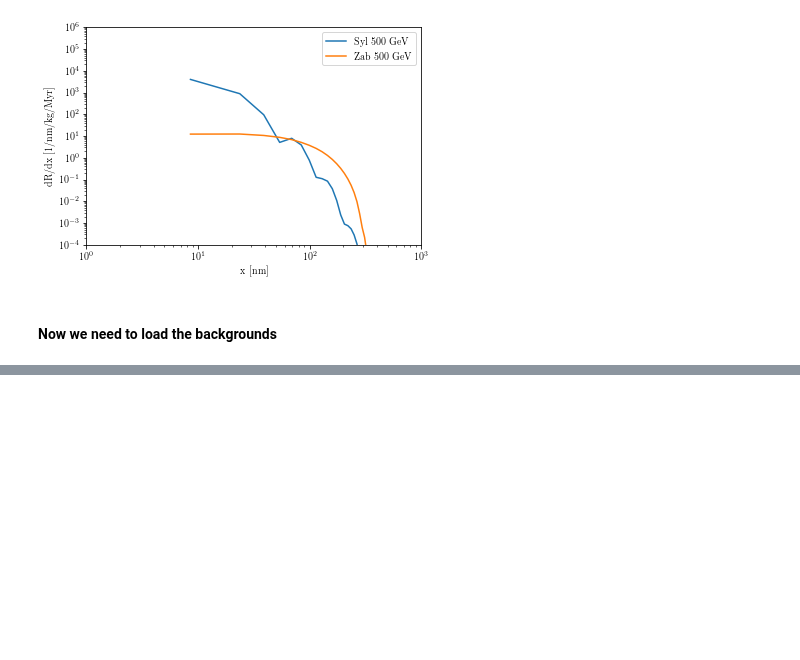
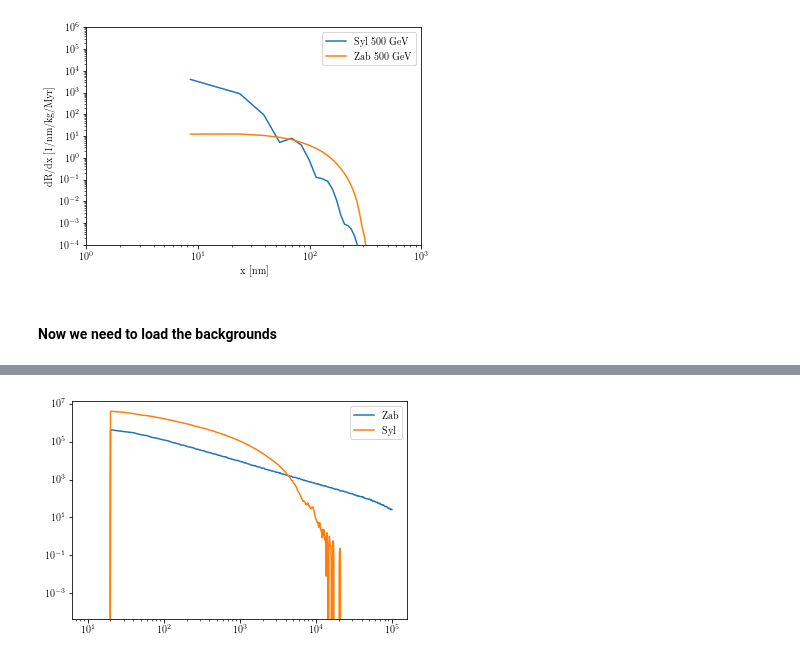
Before and after one commit to tedwards2412/paleo_detectors, a Jupyter notebook: Notebooks/Spectral_lim_paper.ipynb, the cells around one changed output, grey strips where cells are left out. Cells and saved outputs as stored; diff of their text form; code cells hidden in the pictures; blank space fills up the shorter version.

```diff
--- a/Notebooks/Spectral_lim_paper.ipynb
+++ b/Notebooks/Spectral_lim_paper.ipynb
@@ -43,0 +62,21 @@ dRdx_Zabnu = dRdx_nu(x_c, E_list, rock='Zab', components=True, gaussian=True)
+# %%
+T_half_238 = 4.47e9
+T_fission_238 = 8.4e15
+A = 6.022140857e23
+fission_norm =  lambda n238_permass, E: (n238_permass*(1-np.exp(-E*np.log(2)/T_half_238))
+                             *(T_half_238/T_fission_238))
+
+molmass = 100 # FIXME: change in the future to accurate numbers
+n238_permass = lambda m: 1e-9*m*1e3*A/molmass
+
+fis = fission_norm(n238_permass(1),1e7)
+
+Zab_fiss_rate *= fis
+Syl_fiss_rate *= fis
+
+plt.loglog(Zab_fiss_x, Zab_fiss_rate, label='Zab')
+plt.loglog(Syl_fiss_x, Syl_fiss_rate, label='Syl')
+plt.legend()
+plt.show()
+# %% [output]
+[figure, added]
```
Also changed, not shown: parts of 7 cells of this notebook, 2 other files.
